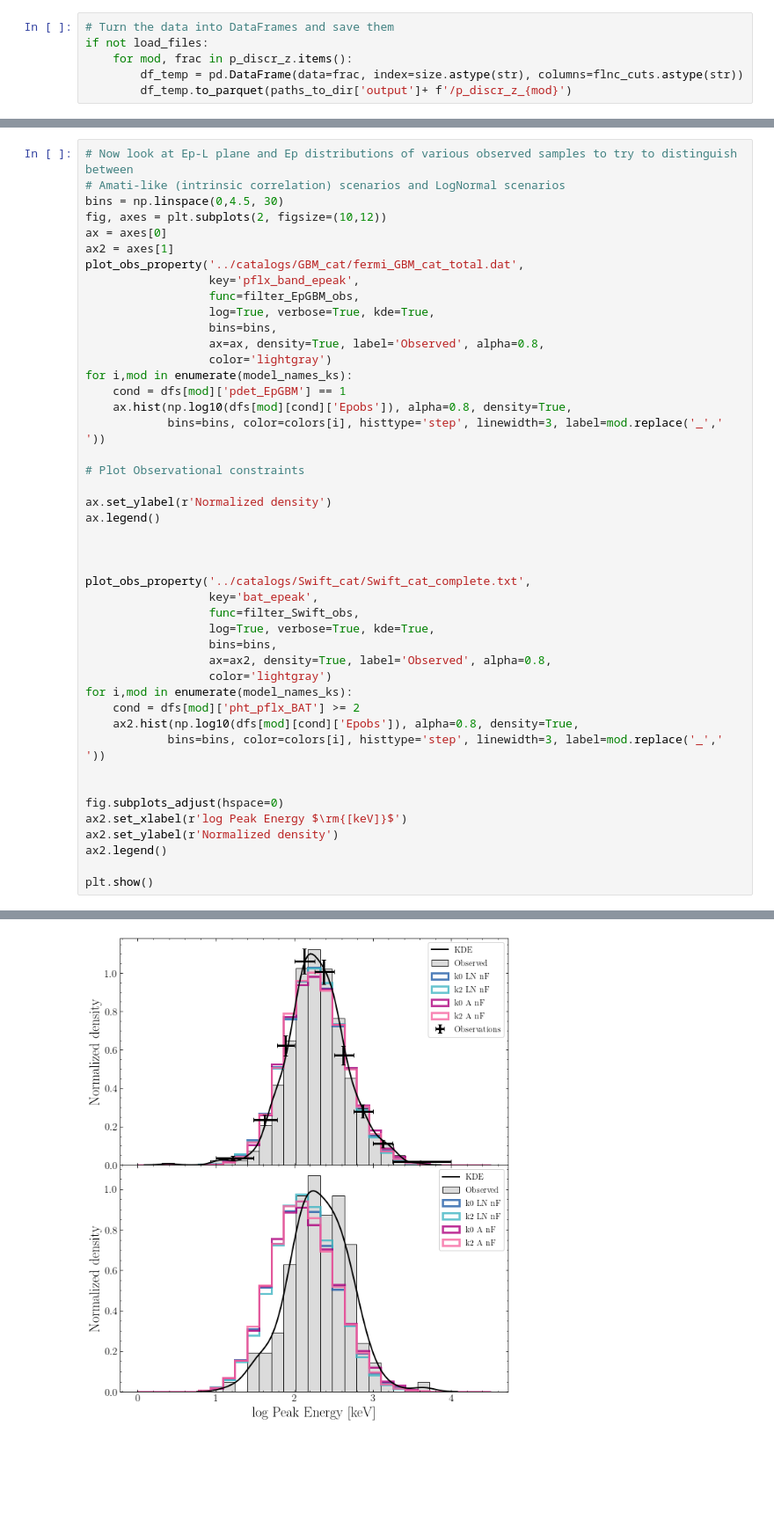
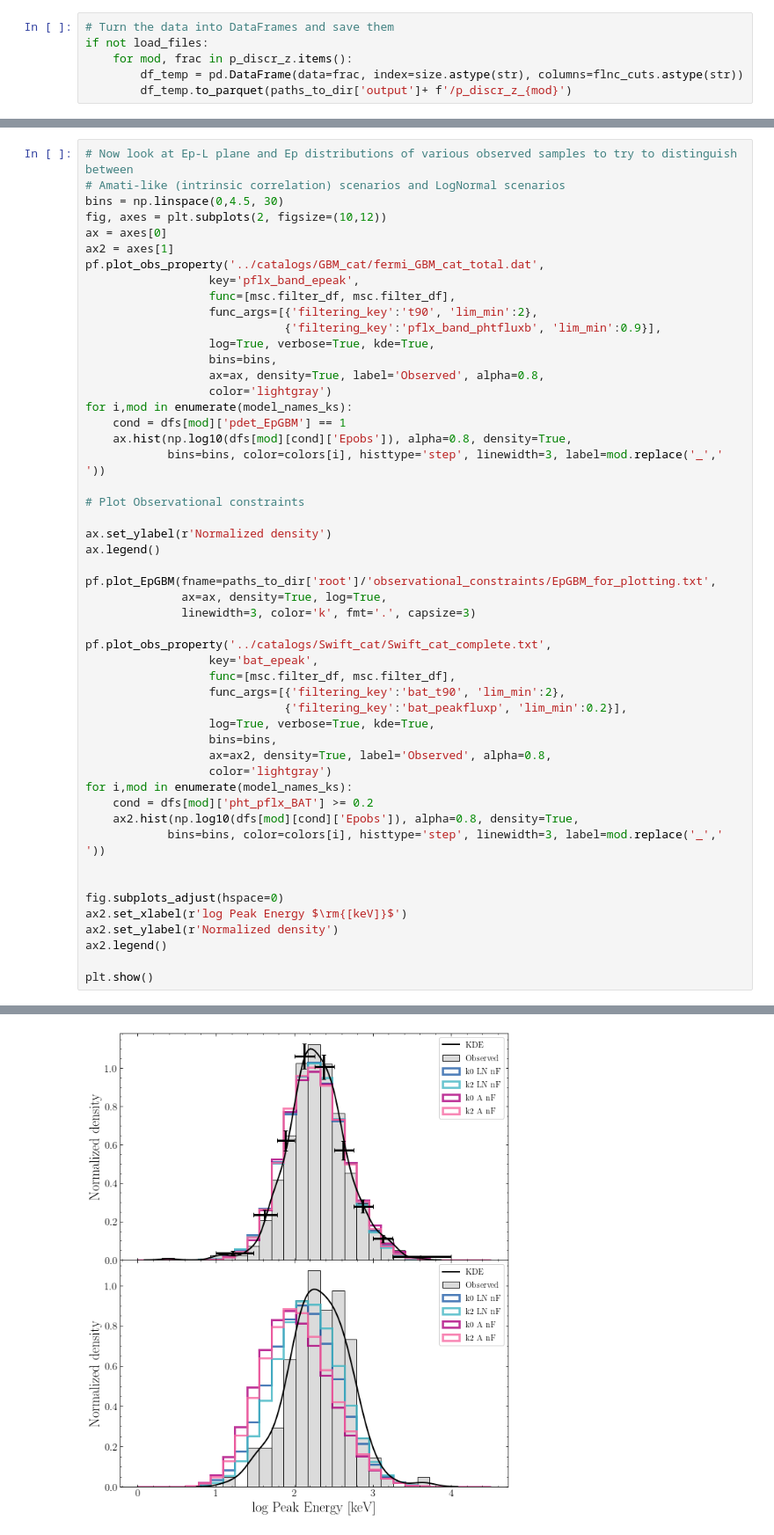
Before and after one commit to JPalmerio/GRB_population_model, a Jupyter notebook: ipynb_codes/Compare_best_models.ipynb, the cells around one changed output, grey strips where cells are left out. Shown at 88% size. Saved outputs shown, nothing was run; the diff lists cells and outputs as text; blank space fills up the shorter version.

```diff
--- a/ipynb_codes/Compare_best_models.ipynb
+++ b/ipynb_codes/Compare_best_models.ipynb
@@ -628,9 +571,11 @@ bins = np.linspace(0,4.5, 30)
 fig, axes = plt.subplots(2, figsize=(10,12))
 ax = axes[0]
 ax2 = axes[1]
-plot_obs_property('../catalogs/GBM_cat/fermi_GBM_cat_total.dat',
+pf.plot_obs_property('../catalogs/GBM_cat/fermi_GBM_cat_total.dat',
                   key='pflx_band_epeak',
-                  func=filter_EpGBM_obs,
+                  func=[msc.filter_df, msc.filter_df],
+                  func_args=[{'filtering_key':'t90', 'lim_min':2},
+                             {'filtering_key':'pflx_band_phtfluxb', 'lim_min':0.9}],
                   log=True, verbose=True, kde=True,
                   bins=bins,
                   ax=ax, density=True, label='Observed', alpha=0.8,
@@ -645,17 +590,21 @@ for i,mod in enumerate(model_names_ks):
 ax.set_ylabel(r'Normalized density')
 ax.legend()
 
+pf.plot_EpGBM(fname=paths_to_dir['root']/'observational_constraints/EpGBM_for_plotting.txt',
+              ax=ax, density=True, log=True,
+              linewidth=3, color='k', fmt='.', capsize=3)
 
-
-plot_obs_property('../catalogs/Swift_cat/Swift_cat_complete.txt',
+pf.plot_obs_property('../catalogs/Swift_cat/Swift_cat_complete.txt',
                   key='bat_epeak',
-                  func=filter_Swift_obs,
+                  func=[msc.filter_df, msc.filter_df],
+                  func_args=[{'filtering_key':'bat_t90', 'lim_min':2},
+                             {'filtering_key':'bat_peakfluxp', 'lim_min':0.2}],
                   log=True, verbose=True, kde=True,
                   bins=bins,
                   ax=ax2, density=True, label='Observed', alpha=0.8,
                   color='lightgray')
 for i,mod in enumerate(model_names_ks):
-    cond = dfs[mod]['pht_pflx_BAT'] >= 2
+    cond = dfs[mod]['pht_pflx_BAT'] >= 0.2
     ax2.hist(np.log10(dfs[mod][cond]['Epobs']), alpha=0.8, density=True,
             bins=bins, color=colors[i], histtype='step', linewidth=3, label=mod.replace('_',' '))
 
@@ -672 +622 @@ Sample size :629
-[figure, old version]
+[figure, new version]
```
Also changed, not shown: parts of 7 cells of this notebook, 9 other files.
